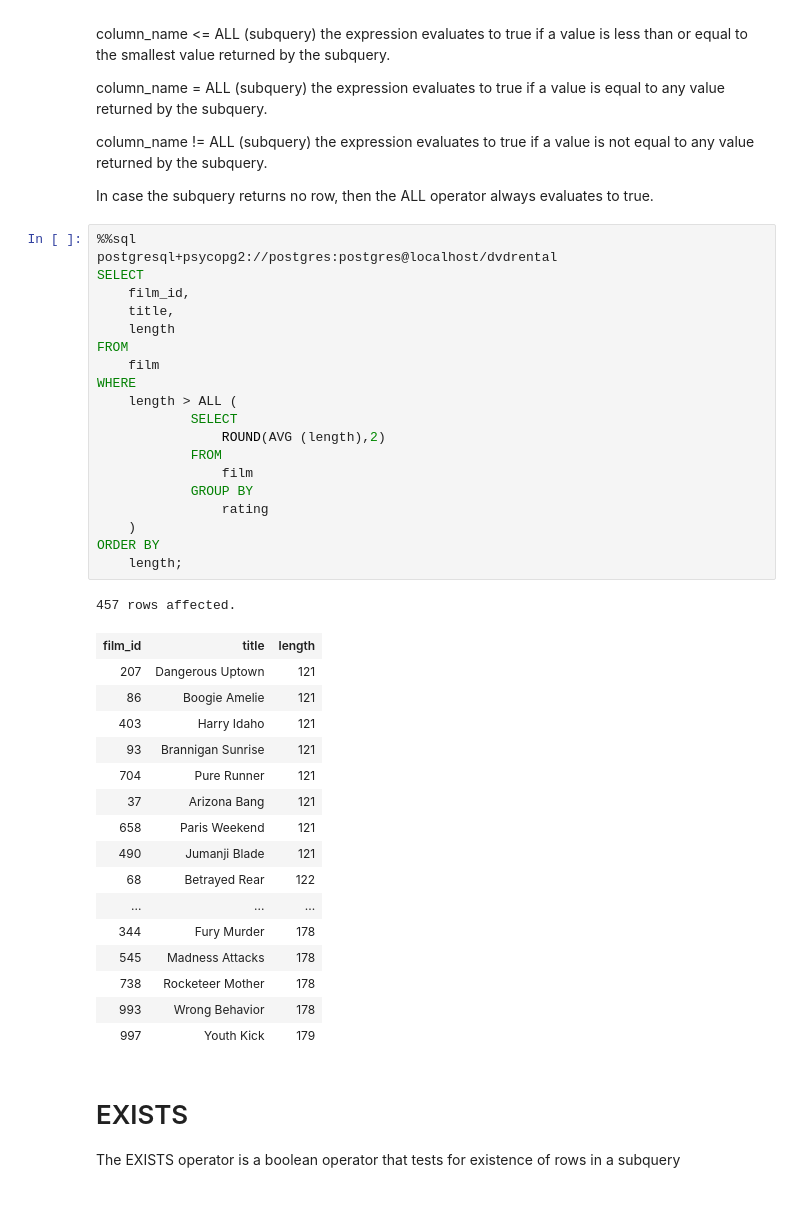
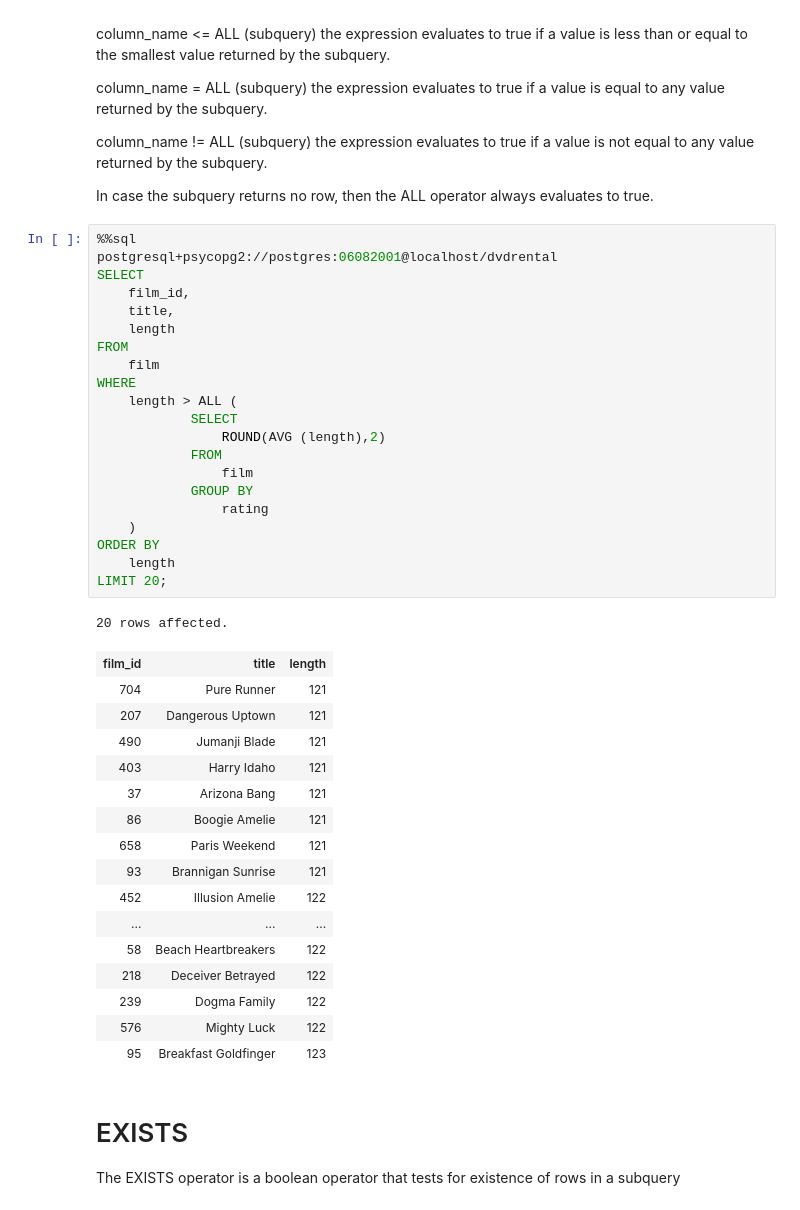
Before and after one commit to nccasia/ncc-python-learning, a Jupyter notebook: database/s08_Postgres_with_Python.ipynb, the cells around one changed output. Saved outputs shown, nothing was run; the diff lists cells and outputs as text.

```diff
--- a/database/s08_Postgres_with_Python.ipynb
+++ b/database/s08_Postgres_with_Python.ipynb
@@ -1687,42 +1810,43 @@ column_name != ALL (subquery) the expression evaluates to true if a value is not
 In case the subquery returns no row, then the ALL operator always evaluates to true.
 # %%
 %%sql
-postgresql+psycopg2://postgres:postgres@localhost/dvdrental
+postgresql+psycopg2://postgres:06082001@localhost/dvdrental
 SELECT
     film_id,
     title,
     length
 FROM
     film
 WHERE
     length > ALL (
             SELECT
                 ROUND(AVG (length),2)
             FROM
                 film
             GROUP BY
                 rating
     )
 ORDER BY
-    length;
+    length
+LIMIT 20;
 # %% [output]
-457 rows affected.
+20 rows affected.
 | film_id | title | length |
+| 704 | Pure Runner | 121 |
 | 207 | Dangerous Uptown | 121 |
+| 490 | Jumanji Blade | 121 |
+| 403 | Harry Idaho | 121 |
+| 37 | Arizona Bang | 121 |
 | 86 | Boogie Amelie | 121 |
-| 403 | Harry Idaho | 121 |
+| 658 | Paris Weekend | 121 |
 | 93 | Brannigan Sunrise | 121 |
-| 704 | Pure Runner | 121 |
-| 37 | Arizona Bang | 121 |
-| 658 | Paris Weekend | 121 |
-| 490 | Jumanji Blade | 121 |
-| 68 | Betrayed Rear | 122 |
+| 452 | Illusion Amelie | 122 |
 | ... | ... | ... |
-| 344 | Fury Murder | 178 |
-| 545 | Madness Attacks | 178 |
-| 738 | Rocketeer Mother | 178 |
-| 993 | Wrong Behavior | 178 |
-| 997 | Youth Kick | 179 |
+| 58 | Beach Heartbreakers | 122 |
+| 218 | Deceiver Betrayed | 122 |
+| 239 | Dogma Family | 122 |
+| 576 | Mighty Luck | 122 |
+| 95 | Breakfast Goldfinger | 123 |
 # %% [markdown]
 # EXISTS
 
```
Also changed, not shown: parts of 104 cells of this notebook, 2 other files.
